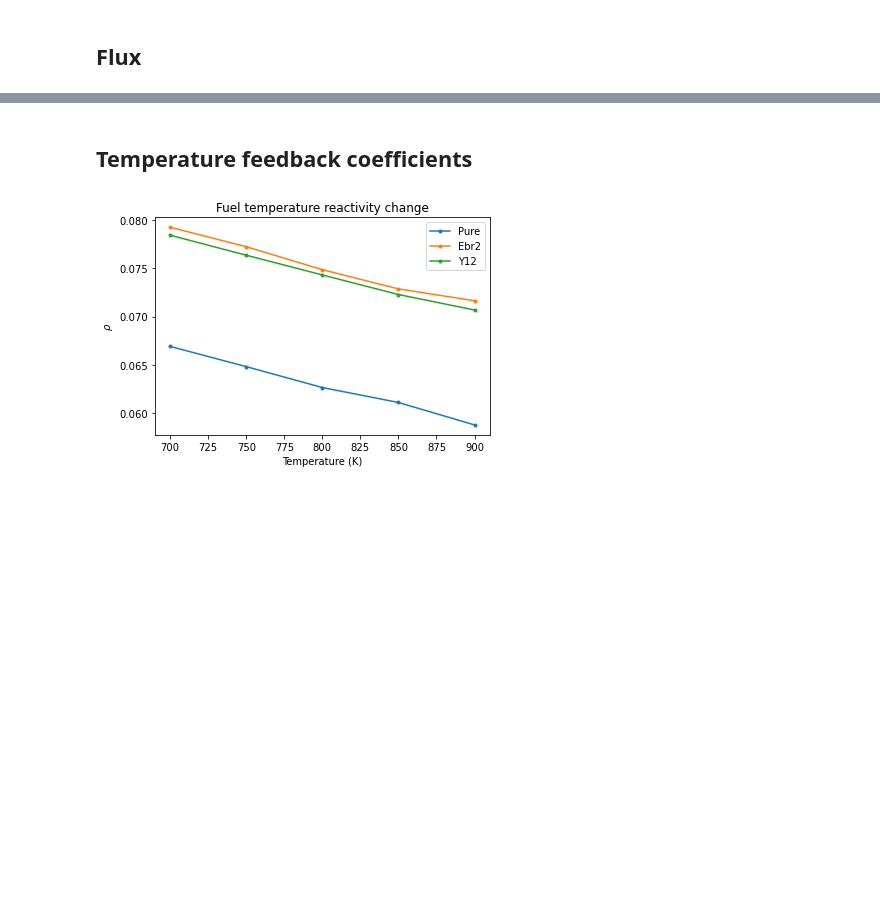
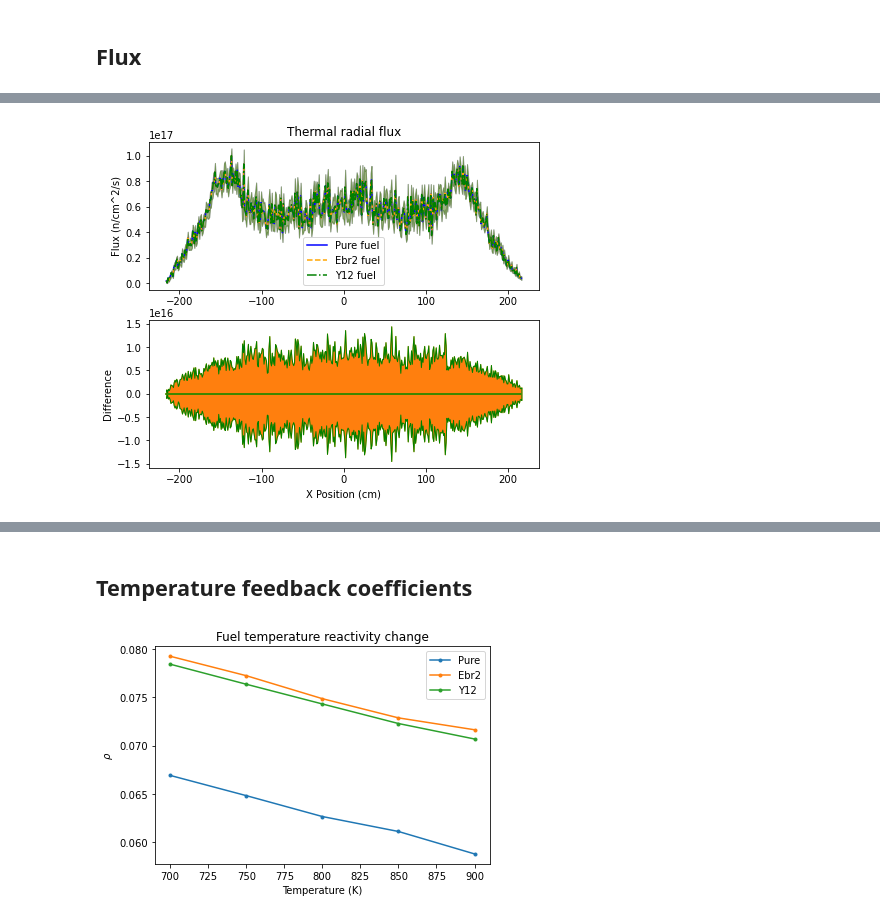
Before and after one commit to abachma2/phlox, a Jupyter notebook: reactors/full-core/htgr-200/Impurities_analysis.ipynb, the cells around one changed output, grey strips where cells are left out. Drawn from its saved outputs; the diff is of its cells as text; code cells hidden in the pictures; blank space fills up the shorter version.

Commit message:
change flux plotting to include differences

```diff
--- a/reactors/full-core/htgr-200/Impurities_analysis.ipynb
+++ b/reactors/full-core/htgr-200/Impurities_analysis.ipynb
@@ -174,10 +174,12 @@ def calculate_m_error(x, y):
 # %%
 out_files = {'results':{'pure':'pure_res.m', 'ebr2':'ebr2_res.m', 'y12':'y12_res.m'},
              'detectors':{'pure':'pure_det.m',
-                          'ebr':'ebr2_det.m',
+                          'ebr2':'ebr2_det.m',
                           'y12':'y12_det.m'}
             }
 lines = ['-', '-.','--']
+colors = {'pure':'blue', 'ebr2':'orange','y12':'green'}
+linestyles = {'pure':'-', 'ebr2':'--','y12':'-.'}
 # %% [markdown]
 ## k-eff
 # %%
@@ -276,0 +243,96 @@ for fuel_index, fuel in enumerate(out_files['detectors']):
+# %%
+# Neutron flux for all base temperatures
+axial_grid = np.linspace(-575, 575, 1150)
+radial_grid = np.linspace(-216, 216, 432)
+pure_flux = {'radial':[], 'axial':[]}
+for fuel_index, fuel in enumerate(out_files['detectors']):
+
+
+        detectors = serpentTools.read(out_files['detectors'][fuel], 'det')
+        radial = detectors.detectors['radial_flux']
+        axial = detectors.detectors['axial_flux']
+        if fuel == 'pure':
+            pure_flux['axial'] = axial
+            pure_flux['radial'] = radial
+
+        plt.figure(counter, figsize=(7,6))
+        ax1 = plt.subplot(2,1,1)
+        error = radial.errors[0, 483, 267:699]*radial.tallies[0, 483, 267:699]
+        ax1.plot(radial_grid, radial.tallies[0, 483, 267:699],
+                    label=f"{fuel.capitalize()} fuel", color = colors[fuel],
+                linestyle = linestyles[fuel])
+        ax1.fill_between(radial_grid, radial.tallies[0, 483, 267:699]-error, radial.tallies[0, 483, 267:699]+error,
+                        alpha=0.3, edgecolor=colors[fuel])
+        ax1.legend()
+        ax1.set_ylabel("Flux (n/cm^2/s)")
+        plt.title("Thermal radial flux")
+        if fuel != 'pure':
+            ax2 = plt.subplot(2,1,2)
+            diff = radial.tallies[0, 483, 267:699] - pure_flux['radial'].tallies[0,483,267:699]
+            diff_e = error + pure_flux['radial'].tallies[0, 483, 267:699]*pure_flux['radial'].errors[0,483, 267:699]
+            ax2.plot(radial_grid, diff, color=colors[fuel])
+            ax2.fill_between(radial_grid, diff-error, diff+error, edgecolor=colors[fuel])
+            ax2.set_ylabel("Difference")
+            ax2.set_xlabel('X Position (cm)')
+
+        plt.figure(counter+1, figsize=(7,6))
+        ax1 = plt.subplot(2,1,1)
+        error = radial.errors[1, 483, 267:699]*radial.tallies[1, 483, 267:699]
+        ax1.plot(radial_grid, radial.tallies[1, 483, 267:699],
+                    label=f"{fuel.capitalize()} fuel", color = colors[fuel],
+                linestyle = linestyles[fuel])
+        ax1.fill_between(radial_grid, radial.tallies[1, 483, 267:699]-error, radial.tallies[1, 483, 267:699]+error,
+                        alpha=0.3, edgecolor=colors[fuel])
+        ax1.legend()
+        ax1.set_ylabel("Flux (n/cm^2/s)")
+        plt.title("Fast radial flux")
+        if fuel != 'pure':
+            ax2 = plt.subplot(2,1,2)
+            diff = radial.tallies[1, 483, 267:699] - pure_flux['radial'].tallies[1,483,267:699]
+            diff_e = error + pure_flux['radial'].tallies[1, 483, 267:699]*pure_flux['radial'].errors[1,483, 267:699]
+            ax2.plot(radial_grid, diff, color=colors[fuel])
+            ax2.fill_between(radial_grid, diff-error, diff+error, alpha=0.3,edgecolor=colors[fuel])
+            ax2.set_ylabel("Difference")
+            ax2.set_xlabel('X Position (cm)')
+
+        plt.figure(counter+2, figsize=(7,6))
+        ax1 = plt.subplot(2,1,1)
+        error = axial.errors[0, :]*axial.tallies[0, :]
+        ax1.plot(axial_grid, axial.tallies[0, :],
+                    label=f"{fuel.capitalize()} fuel", color = colors[fuel],
+                linestyle = linestyles[fuel])
+        ax1.fill_between(axial_grid, axial.tallies[0, :]-error, axial.tallies[0, :]+error,
+                        alpha=0.3, edgecolor=colors[fuel])
+        ax1.legend()
+        ax1.set_ylabel("Flux (n/cm^2/s)")
+        plt.title("Thermal axial flux")
+        if fuel != 'pure':
+            ax2 = plt.subplot(2,1,2)
+            diff = axial.tallies[0, :] - pure_flux['axial'].tallies[0,:]
+            diff_e = error + pure_flux['axial'].tallies[0, :]*pure_flux['axial'].errors[0,:]
+            ax2.plot(axial_grid, diff, color=colors[fuel])
+            ax2.fill_between(axial_grid, diff-error, diff+error,alpha=0.3, edgecolor=colors[fuel])
+            ax2.set_ylabel("Difference")
+            ax2.set_xlabel('Z Position (cm)')
+
+        plt.figure(counter+3, figsize=(7,6))
+        ax1 = plt.subplot(2,1,1)
+        error = axial.errors[1, :]*axial.tallies[1, :]
+        ax1.plot(axial_grid, axial.tallies[1, :],
+                    label=f"{fuel.capitalize()} fuel", color = colors[fuel],
+                linestyle = linestyles[fuel])
+        ax1.fill_between(axial_grid, axial.tallies[1, :]-error, axial.tallies[1, :]+error,
+                        alpha=0.3, edgecolor=colors[fuel])
+        ax1.legend()
+        ax1.set_ylabel("Flux (n/cm^2/s)")
+        plt.title("Fast axial flux")
+        if fuel != 'pure':
+            ax2 = plt.subplot(2,1,2)
+            diff = axial.tallies[1, :] - pure_flux['axial'].tallies[1,:]
+            diff_e = error + pure_flux['axial'].tallies[1, :]*pure_flux['axial'].errors[1,:]
+            ax2.plot(axial_grid, diff, color=colors[fuel])
+            ax2.fill_between(axial_grid, diff-error, diff+error,alpha=0.3, edgecolor=colors[fuel])
+            ax2.set_ylabel("Difference")
+            ax2.set_xlabel('Z Position (cm)')
+# %% [output]
+[figure, added]
```
Also changed, not shown: parts of 4 cells of this notebook.
